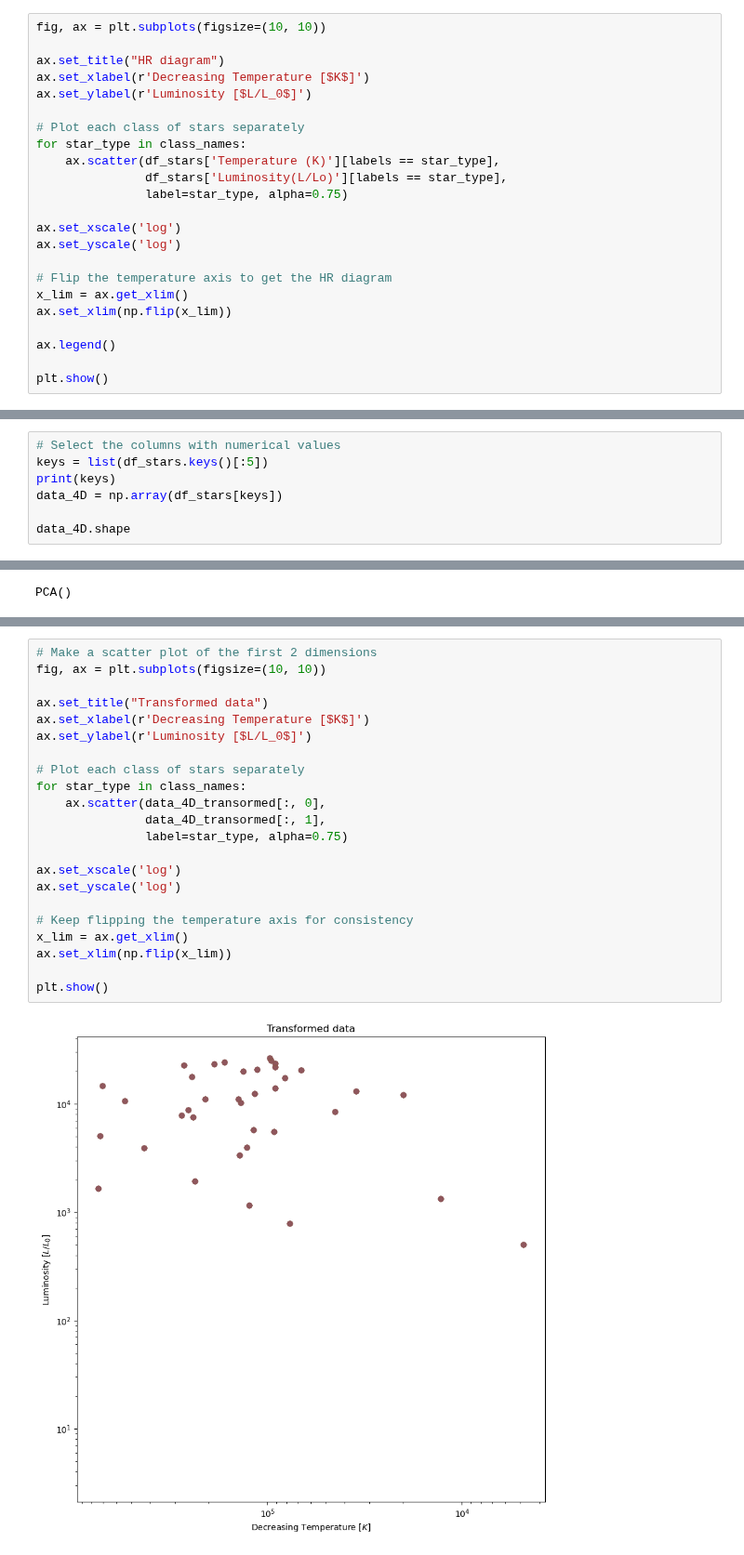
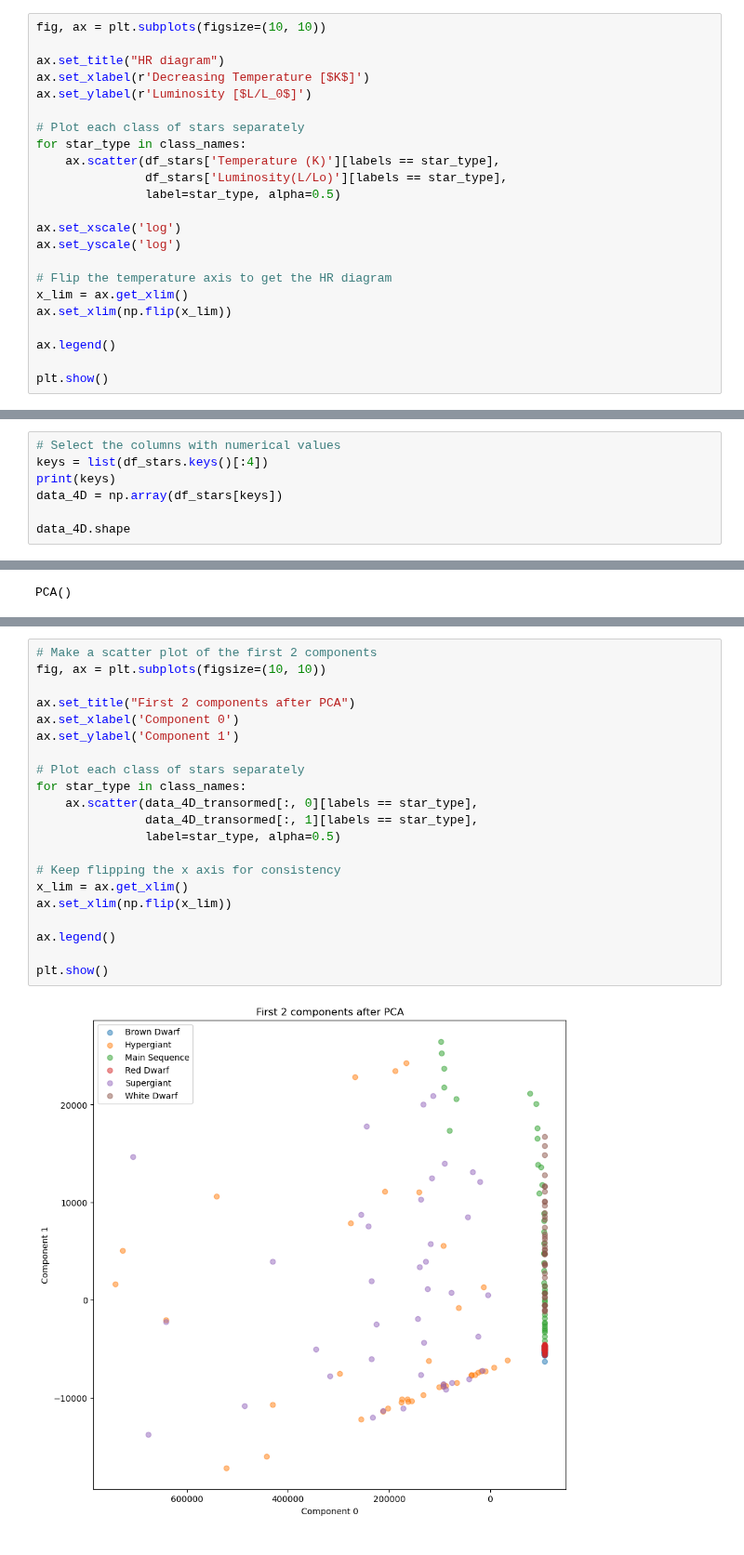
Before and after one commit to F3Solid/astrostatistics_bicocca_2024_exercises, a Jupyter notebook: L15/HR_diagram.ipynb, the cells around one changed output, grey strips where cells are left out. Shown at 93% size. Cells and saved outputs as stored; diff of their text form.

```diff
--- a/L15/HR_diagram.ipynb
+++ b/L15/HR_diagram.ipynb
@@ -90,7 +91,7 @@ ax.set_ylabel(r'Luminosity [$L/L_0$]')
 for star_type in class_names:
     ax.scatter(df_stars['Temperature (K)'][labels == star_type],
                df_stars['Luminosity(L/Lo)'][labels == star_type],
-               label=star_type, alpha=0.75)
+               label=star_type, alpha=0.5)
 
 ax.set_xscale('log')
 ax.set_yscale('log')
@@ -107,6 +108,6 @@ plt.show()
 # %%
 # Select the columns with numerical values
-keys = list(df_stars.keys()[:5])
+keys = list(df_stars.keys()[:4])
 print(keys)
 data_4D = np.array(df_stars[keys])
 
@@ -129,27 +130,26 @@ data_4D_transormed.shape
 # %%
-# Make a scatter plot of the first 2 dimensions
+# Make a scatter plot of the first 2 components
 fig, ax = plt.subplots(figsize=(10, 10))
 
-ax.set_title("Transformed data")
-ax.set_xlabel(r'Decreasing Temperature [$K$]')
-ax.set_ylabel(r'Luminosity [$L/L_0$]')
+ax.set_title("First 2 components after PCA")
+ax.set_xlabel('Component 0')
+ax.set_ylabel('Component 1')
 
 # Plot each class of stars separately
 for star_type in class_names:
-    ax.scatter(data_4D_transormed[:, 0],
-               data_4D_transormed[:, 1],
-               label=star_type, alpha=0.75)
+    ax.scatter(data_4D_transormed[:, 0][labels == star_type],
+               data_4D_transormed[:, 1][labels == star_type],
+               label=star_type, alpha=0.5)
 
-ax.set_xscale('log')
-ax.set_yscale('log')
-
-# Keep flipping the temperature axis for consistency
+# Keep flipping the x axis for consistency
 x_lim = ax.get_xlim()
 ax.set_xlim(np.flip(x_lim))
 
+ax.legend()
+
 plt.show()
 # %% [output]
-[figure, old version]
+[figure, new version]
 # %%
 # Make a Scree plot
 fig, ax = plt.subplots(1, 2, figsize=(16, 6))
```
Also changed, not shown: parts of 11 cells of this notebook.
